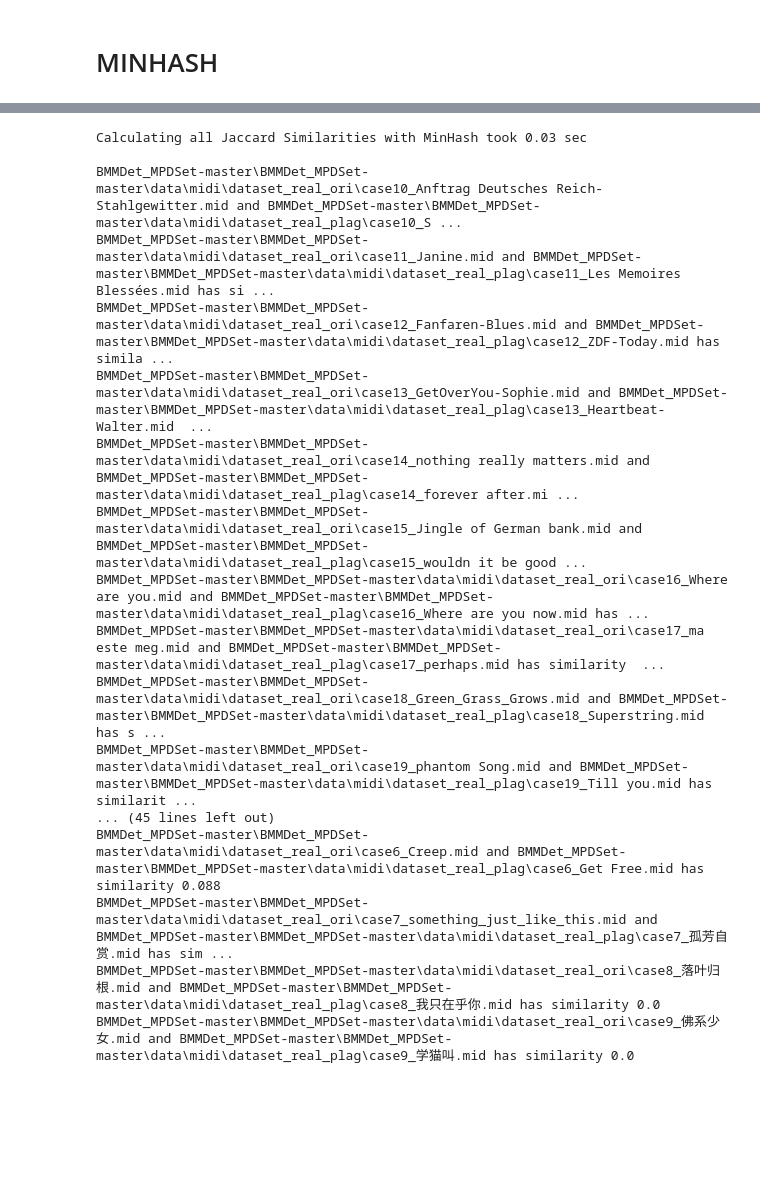
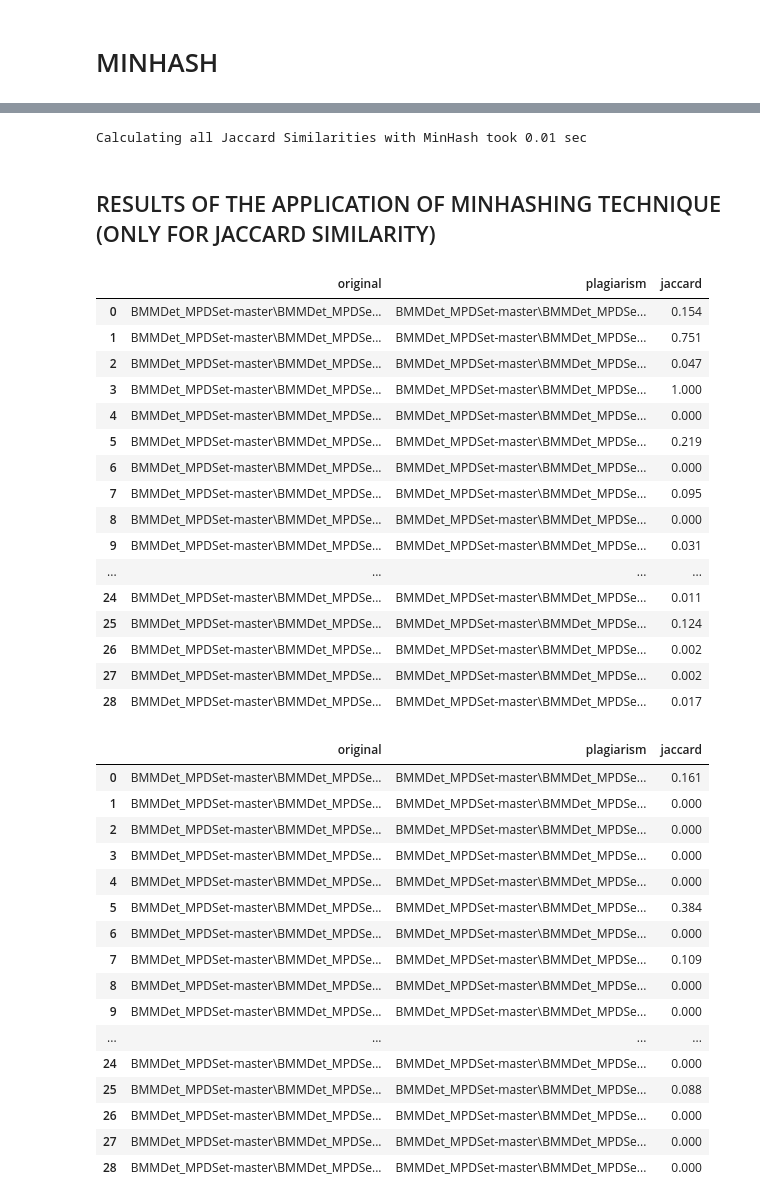
Before and after one commit to Mariodraghidicomodo/Project-Mining-detection-of-music-plagiarism, a Jupyter notebook: final.ipynb, the cells around one changed output, grey strips where cells are left out. Saved outputs shown, nothing was run; the diff lists cells and outputs as text; code cells hidden in the pictures; blank space fills up the shorter version.

```diff
--- a/final.ipynb
+++ b/final.ipynb
@@ -786,28 +798,15 @@ similar_pairs_minhash_vm = Jaccard_sim_minhash_naive(list_name_ori, list_name_pl
 similar_pairs_minhash_rm = Jaccard_sim_minhash_naive(list_name_ori, list_name_plag, docs_minhash_ori_rm, docs_minhash_plag_rm, j_threshold)
 
 print("Calculating all Jaccard Similarities with MinHash took %.2f sec\n"% (time.time() - t0))
-
-for pair in similar_pairs_minhash_vm.keys():
-    print(pair[0], "and", pair[1], "has similarity", similar_pairs_minhash_vm[pair])
-#il risultato porta diversi risultati a differenza di solo jamm, in ogni caso è un bun risultato
-print("--------------------------------------------------------------------------------------")
-for pair in similar_pairs_minhash_rm.keys():
-    print(pair[0], "and", pair[1], "has similarity", similar_pairs_minhash_rm[pair])
 # %% [output]
-Calculating all Jaccard Similarities with MinHash took 0.03 sec
-
-BMMDet_MPDSet-master\BMMDet_MPDSet-master\data\midi\dataset_real_ori\case10_Anftrag Deutsches Reich-Stahlgewitter.mid and BMMDet_MPDSet-master\BMMDet_MPDSet-master\data\midi\dataset_real_plag\case10_S ...
-BMMDet_MPDSet-master\BMMDet_MPDSet-master\data\midi\dataset_real_ori\case11_Janine.mid and BMMDet_MPDSet-master\BMMDet_MPDSet-master\data\midi\dataset_real_plag\case11_Les Memoires Blessées.mid has si ...
-BMMDet_MPDSet-master\BMMDet_MPDSet-master\data\midi\dataset_real_ori\case12_Fanfaren-Blues.mid and BMMDet_MPDSet-master\BMMDet_MPDSet-master\data\midi\dataset_real_plag\case12_ZDF-Today.mid has simila ...
-BMMDet_MPDSet-master\BMMDet_MPDSet-master\data\midi\dataset_real_ori\case13_GetOverYou-Sophie.mid and BMMDet_MPDSet-master\BMMDet_MPDSet-master\data\midi\dataset_real_plag\case13_Heartbeat-Walter.mid  ...
-BMMDet_MPDSet-master\BMMDet_MPDSet-master\data\midi\dataset_real_ori\case14_nothing really matters.mid and BMMDet_MPDSet-master\BMMDet_MPDSet-master\data\midi\dataset_real_plag\case14_forever after.mi ...
-BMMDet_MPDSet-master\BMMDet_MPDSet-master\data\midi\dataset_real_ori\case15_Jingle of German bank.mid and BMMDet_MPDSet-master\BMMDet_MPDSet-master\data\midi\dataset_real_plag\case15_wouldn it be good ...
-BMMDet_MPDSet-master\BMMDet_MPDSet-master\data\midi\dataset_real_ori\case16_Where are you.mid and BMMDet_MPDSet-master\BMMDet_MPDSet-master\data\midi\dataset_real_plag\case16_Where are you now.mid has ...
-BMMDet_MPDSet-master\BMMDet_MPDSet-master\data\midi\dataset_real_ori\case17_ma este meg.mid and BMMDet_MPDSet-master\BMMDet_MPDSet-master\data\midi\dataset_real_plag\case17_perhaps.mid has similarity  ...
-BMMDet_MPDSet-master\BMMDet_MPDSet-master\data\midi\dataset_real_ori\case18_Green_Grass_Grows.mid and BMMDet_MPDSet-master\BMMDet_MPDSet-master\data\midi\dataset_real_plag\case18_Superstring.mid has s ...
-BMMDet_MPDSet-master\BMMDet_MPDSet-master\data\midi\dataset_real_ori\case19_phantom Song.mid and BMMDet_MPDSet-master\BMMDet_MPDSet-master\data\midi\dataset_real_plag\case19_Till you.mid has similarit ...
-... (45 lines left out)
-BMMDet_MPDSet-master\BMMDet_MPDSet-master\data\midi\dataset_real_ori\case6_Creep.mid and BMMDet_MPDSet-master\BMMDet_MPDSet-master\data\midi\dataset_real_plag\case6_Get Free.mid has similarity 0.088
-BMMDet_MPDSet-master\BMMDet_MPDSet-master\data\midi\dataset_real_ori\case7_something_just_like_this.mid and BMMDet_MPDSet-master\BMMDet_MPDSet-master\data\midi\dataset_real_plag\case7_孤芳自赏.mid has sim ...
-BMMDet_MPDSet-master\BMMDet_MPDSet-master\data\midi\dataset_real_ori\case8_落叶归根.mid and BMMDet_MPDSet-master\BMMDet_MPDSet-master\data\midi\dataset_real_plag\case8_我只在乎你.mid has similarity 0.0
-BMMDet_MPDSet-master\BMMDet_MPDSet-master\data\midi\dataset_real_ori\case9_佛系少女.mid and BMMDet_MPDSet-master\BMMDet_MPDSet-master\data\midi\dataset_real_plag\case9_学猫叫.mid has similarity 0.0
+Calculating all Jaccard Similarities with MinHash took 0.01 sec
+# %%
+#creation of dataset with the final result after minhash
+
+df_similar_pairs_minhash_vm = pd.DataFrame()
+
+for pair in similar_pairs_minhash_vm.keys():
+    insert = {'original':pair[0],
+              'plagiarism':pair[1],
+              'jaccard': similar_pairs_minhash_vm[pair]}
+    df_similar_pairs_minhash_vm = df_similar_pairs_minhash_vm._append(insert, ignore_index=True)
@@ -813,0 +823,42 @@ BMMDet_MPDSet-master\BMMDet_MPDSet-master\data\midi\dataset_real_ori\case9_佛
+# %% [markdown]
+## RESULTS OF THE APPLICATION OF MINHASHING TECHNIQUE (ONLY FOR JACCARD SIMILARITY)
+# %%
+df_similar_pairs_minhash_vm
+# %% [output]
+|  | original | plagiarism | jaccard |
+| 0 | BMMDet_MPDSet-master\BMMDet_MPDSe... | BMMDet_MPDSet-master\BMMDet_MPDSe... | 0.154 |
+| 1 | BMMDet_MPDSet-master\BMMDet_MPDSe... | BMMDet_MPDSet-master\BMMDet_MPDSe... | 0.751 |
+| 2 | BMMDet_MPDSet-master\BMMDet_MPDSe... | BMMDet_MPDSet-master\BMMDet_MPDSe... | 0.047 |
+| 3 | BMMDet_MPDSet-master\BMMDet_MPDSe... | BMMDet_MPDSet-master\BMMDet_MPDSe... | 1.000 |
+| 4 | BMMDet_MPDSet-master\BMMDet_MPDSe... | BMMDet_MPDSet-master\BMMDet_MPDSe... | 0.000 |
+| 5 | BMMDet_MPDSet-master\BMMDet_MPDSe... | BMMDet_MPDSet-master\BMMDet_MPDSe... | 0.219 |
+| 6 | BMMDet_MPDSet-master\BMMDet_MPDSe... | BMMDet_MPDSet-master\BMMDet_MPDSe... | 0.000 |
+| 7 | BMMDet_MPDSet-master\BMMDet_MPDSe... | BMMDet_MPDSet-master\BMMDet_MPDSe... | 0.095 |
+| 8 | BMMDet_MPDSet-master\BMMDet_MPDSe... | BMMDet_MPDSet-master\BMMDet_MPDSe... | 0.000 |
+| 9 | BMMDet_MPDSet-master\BMMDet_MPDSe... | BMMDet_MPDSet-master\BMMDet_MPDSe... | 0.031 |
+| ... | ... | ... | ... |
+| 24 | BMMDet_MPDSet-master\BMMDet_MPDSe... | BMMDet_MPDSet-master\BMMDet_MPDSe... | 0.011 |
+| 25 | BMMDet_MPDSet-master\BMMDet_MPDSe... | BMMDet_MPDSet-master\BMMDet_MPDSe... | 0.124 |
+| 26 | BMMDet_MPDSet-master\BMMDet_MPDSe... | BMMDet_MPDSet-master\BMMDet_MPDSe... | 0.002 |
+| 27 | BMMDet_MPDSet-master\BMMDet_MPDSe... | BMMDet_MPDSet-master\BMMDet_MPDSe... | 0.002 |
+| 28 | BMMDet_MPDSet-master\BMMDet_MPDSe... | BMMDet_MPDSet-master\BMMDet_MPDSe... | 0.017 |
+# %%
+df_similar_pairs_minhash_rm
+# %% [output]
+|  | original | plagiarism | jaccard |
+| 0 | BMMDet_MPDSet-master\BMMDet_MPDSe... | BMMDet_MPDSet-master\BMMDet_MPDSe... | 0.161 |
+| 1 | BMMDet_MPDSet-master\BMMDet_MPDSe... | BMMDet_MPDSet-master\BMMDet_MPDSe... | 0.000 |
+| 2 | BMMDet_MPDSet-master\BMMDet_MPDSe... | BMMDet_MPDSet-master\BMMDet_MPDSe... | 0.000 |
+| 3 | BMMDet_MPDSet-master\BMMDet_MPDSe... | BMMDet_MPDSet-master\BMMDet_MPDSe... | 0.000 |
+| 4 | BMMDet_MPDSet-master\BMMDet_MPDSe... | BMMDet_MPDSet-master\BMMDet_MPDSe... | 0.000 |
+| 5 | BMMDet_MPDSet-master\BMMDet_MPDSe... | BMMDet_MPDSet-master\BMMDet_MPDSe... | 0.384 |
+| 6 | BMMDet_MPDSet-master\BMMDet_MPDSe... | BMMDet_MPDSet-master\BMMDet_MPDSe... | 0.000 |
+| 7 | BMMDet_MPDSet-master\BMMDet_MPDSe... | BMMDet_MPDSet-master\BMMDet_MPDSe... | 0.109 |
+| 8 | BMMDet_MPDSet-master\BMMDet_MPDSe... | BMMDet_MPDSet-master\BMMDet_MPDSe... | 0.000 |
+| 9 | BMMDet_MPDSet-master\BMMDet_MPDSe... | BMMDet_MPDSet-master\BMMDet_MPDSe... | 0.000 |
+| ... | ... | ... | ... |
+| 24 | BMMDet_MPDSet-master\BMMDet_MPDSe... | BMMDet_MPDSet-master\BMMDet_MPDSe... | 0.000 |
+| 25 | BMMDet_MPDSet-master\BMMDet_MPDSe... | BMMDet_MPDSet-master\BMMDet_MPDSe... | 0.088 |
+| 26 | BMMDet_MPDSet-master\BMMDet_MPDSe... | BMMDet_MPDSet-master\BMMDet_MPDSe... | 0.000 |
+| 27 | BMMDet_MPDSet-master\BMMDet_MPDSe... | BMMDet_MPDSet-master\BMMDet_MPDSe... | 0.000 |
+| 28 | BMMDet_MPDSet-master\BMMDet_MPDSe... | BMMDet_MPDSet-master\BMMDet_MPDSe... | 0.000 |
```
Also changed, not shown: parts of 16 cells of this notebook, 1 other file.
